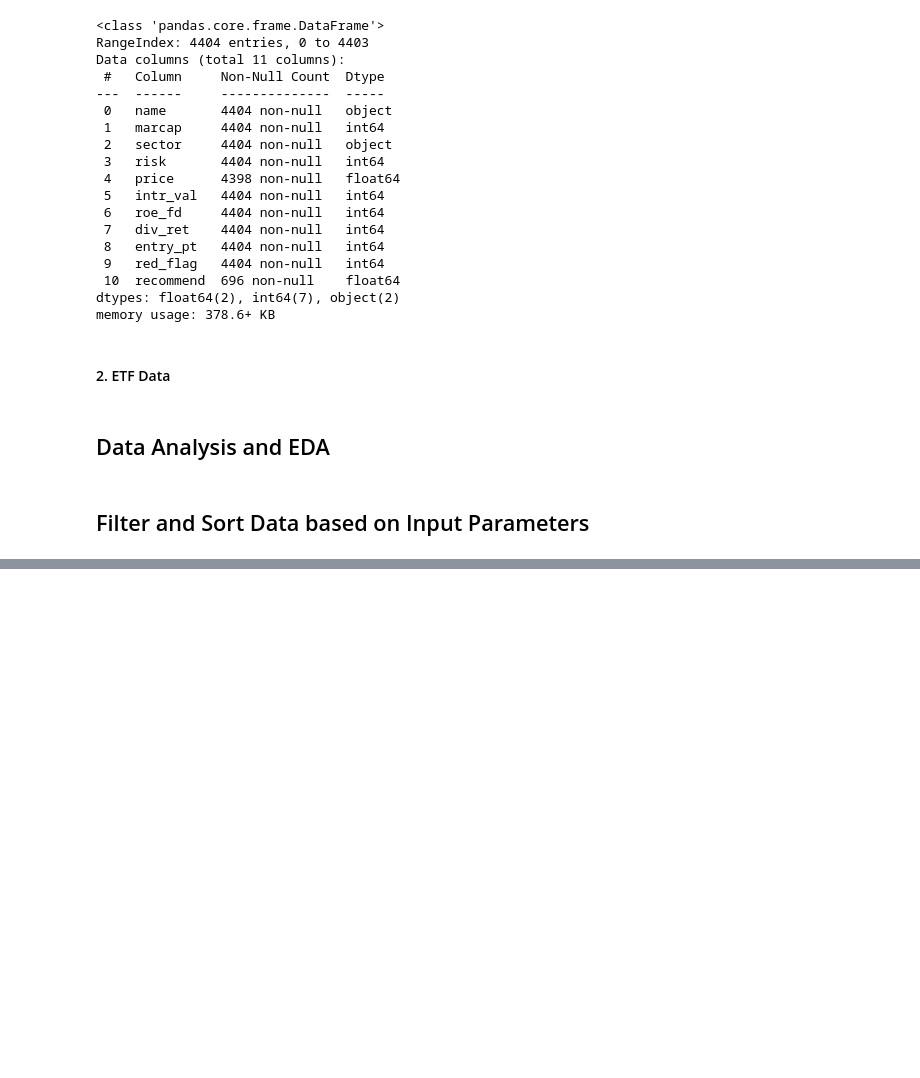
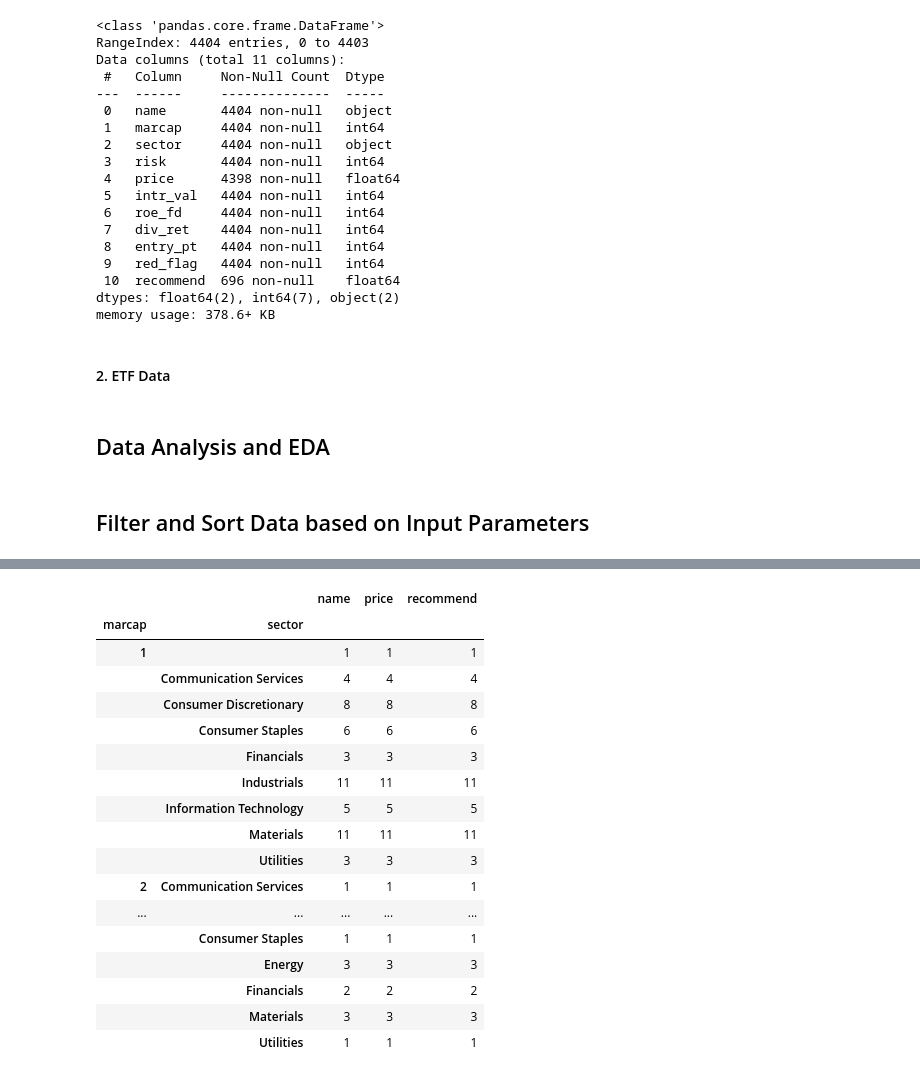
Before and after one commit to mratanusarkar/Web-Scraping-tickertapeIN, a Jupyter notebook: Notebooks/filter_and_sort_tickertapeIN_data.ipynb, the cells around one changed output, grey strips where cells are left out. Cells and saved outputs as stored; diff of their text form; code cells hidden in the pictures; blank space fills up the shorter version.

```diff
--- a/Notebooks/filter_and_sort_tickertapeIN_data.ipynb
+++ b/Notebooks/filter_and_sort_tickertapeIN_data.ipynb
@@ -295,0 +454,23 @@ memory usage: 378.6+ KB
+# %%
+resultGrouped = resultDf[['name', 'price', 'marcap', 'sector', 'recommend']].groupby(['marcap', 'sector'])
+# %%
+resultGrouped.count()
+# %% [output]
+|  |  | name | price | recommend |
+| marcap | sector |  |  |  |
+| 1 |  | 1 | 1 | 1 |
+|  | Communication Services | 4 | 4 | 4 |
+|  | Consumer Discretionary | 8 | 8 | 8 |
+|  | Consumer Staples | 6 | 6 | 6 |
+|  | Financials | 3 | 3 | 3 |
+|  | Industrials | 11 | 11 | 11 |
+|  | Information Technology | 5 | 5 | 5 |
+|  | Materials | 11 | 11 | 11 |
+|  | Utilities | 3 | 3 | 3 |
+| 2 | Communication Services | 1 | 1 | 1 |
+| ... | ... | ... | ... | ... |
+|  | Consumer Staples | 1 | 1 | 1 |
+|  | Energy | 3 | 3 | 3 |
+|  | Financials | 2 | 2 | 2 |
+|  | Materials | 3 | 3 | 3 |
+|  | Utilities | 1 | 1 | 1 |
```
Also changed, not shown: parts of 14 cells of this notebook.
